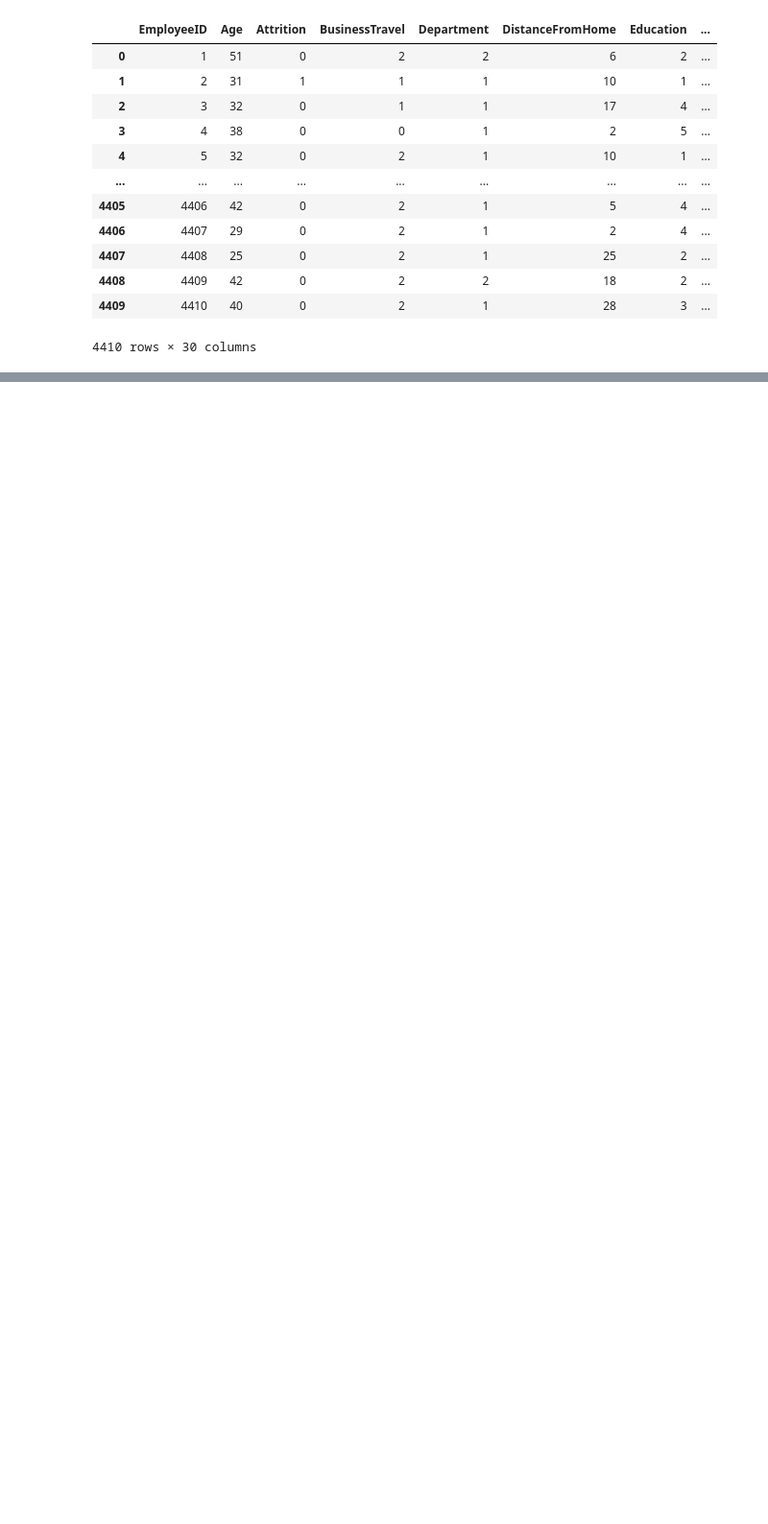
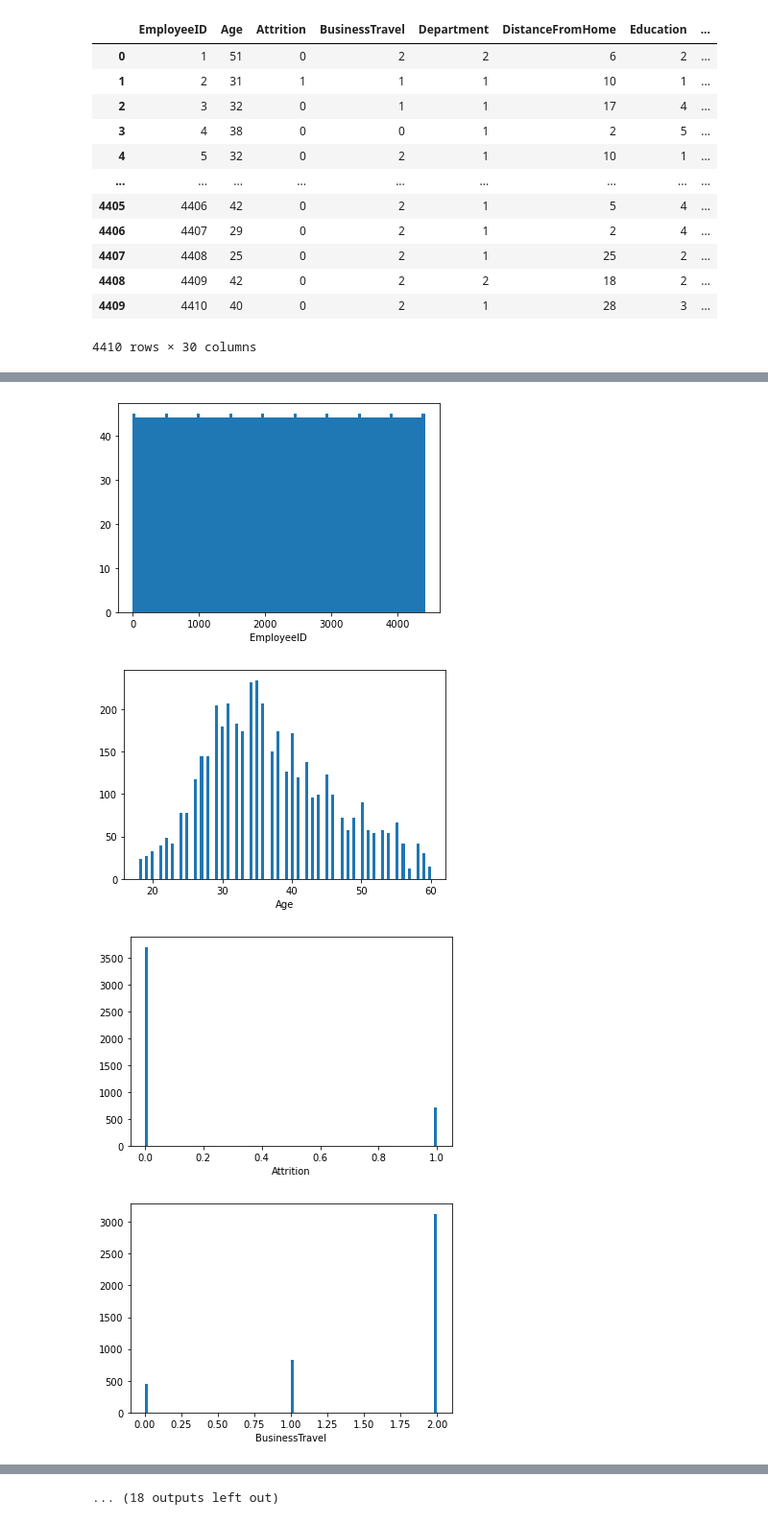
Before and after one commit to Plexiglace-EL/projet-IA, a Jupyter notebook: Projet_V1.ipynb, the cells around one changed output, grey strips where cells are left out. Shown: that part at 96% size. Saved outputs shown, nothing was run; the diff lists cells and outputs as text; code cells hidden in the pictures; blank space fills up the shorter version.

Commit message:
Displaying graphs

```diff
--- a/Projet_V1.ipynb
+++ b/Projet_V1.ipynb
@@ -125,6 +125,8 @@ education_labels, general = personnal_encoder(general, 'EducationField')
 department_labels, general = personnal_encoder(general, 'Department')
 gender_labels, general = personnal_encoder(general, 'Gender')
 ovr18_labels, general = personnal_encoder(general, 'Over18')
+jobrole_labels, general = personnal_encoder(general, 'JobRole')
+marital_labels, general = personnal_encoder(general, 'MaritalStatus')
 # %%
 general.describe()
 # %% [output]
@@ -171,0 +195,22 @@ general
+# %%
+#We fill the blanks with Median values of each columns
+general["NumCompaniesWorked"] = general["NumCompaniesWorked"].fillna(general["NumCompaniesWorked"].median())
+general["TotalWorkingYears"] = general["TotalWorkingYears"].fillna(general["TotalWorkingYears"].median())
+
+environmentSatisMean = general["EnvironmentSatisfaction"].mean(axis = 0)
+jobSatisMean = general["JobSatisfaction"].mean(axis=0)
+worklifemean = general["WorkLifeBalance"].mean(axis=0)
+
+for a, value in general['EnvironmentSatisfaction'].isnull().iteritems():
+    if value:
+        general['EnvironmentSatisfaction'][a] = environmentSatisMean
+
+for a, value in general["JobSatisfaction"].isnull().iteritems():
+    if value:
+        general['JobSatisfaction'][a] = jobSatisMean
+
+for a, value in general["WorkLifeBalance"].isnull().iteritems():
+    if value:
+        general['WorkLifeBalance'][a] = worklifemean
+
+general.isna().sum()
@@ -171,0 +235,10 @@ general
+# %%
+for column in general.columns :
+    plt.hist(general[column].squeeze() , bins = 100)
+    plt.xlabel(column)
+    plt.show()
+# %% [output]
+[figure, added]
+[figure, added]
+[figure, added]
+[figure, added]
@@ -171,0 +253 @@ general
+... (18 outputs left out)
```
Also changed, not shown: parts of 5 cells of this notebook.
